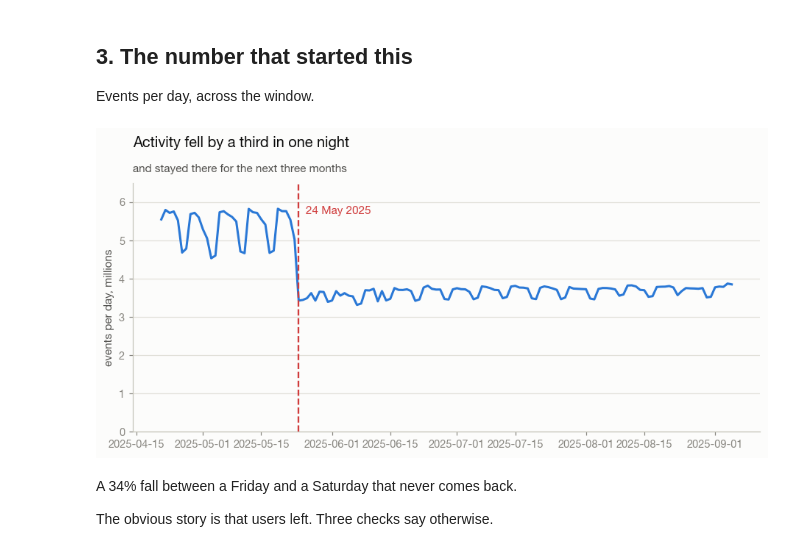
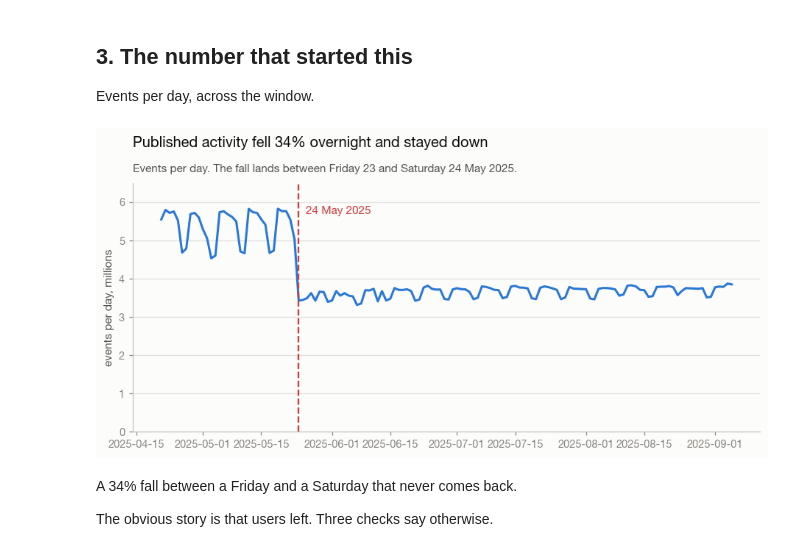
Before and after one commit to azadvoryanskiy/github-product-analytics, a Jupyter notebook: notebooks/01_data_quality.ipynb, the cells around one changed output. Cells and saved outputs as stored; diff of their text form; code cells hidden in the pictures.

```diff
--- a/notebooks/01_data_quality.ipynb
+++ b/notebooks/01_data_quality.ipynb
@@ -97,24 +97,24 @@ Events per day, across the window.
 # %%
 daily = con.sql("""
     SELECT created_at::DATE AS day, count(*) AS events
     FROM ev GROUP BY 1 ORDER BY 1
 """).df()
 daily["day"] = pd.to_datetime(daily["day"])
 
 fig, ax = plt.subplots(figsize=(10, 4))
 ax.plot(daily.day, daily.events / 1e6, color=charts.BLUE)
 ax.axvline(pd.Timestamp("2025-05-24"), color=charts.CRITICAL, lw=1.5, ls="--")
 ax.annotate("24 May 2025", xy=(pd.Timestamp("2025-05-24"), 5.9),
             xytext=(6, 0), textcoords="offset points",
             color=charts.CRITICAL, fontsize=10, va="top")
 ax.set_ylabel("events per day, millions")
 ax.set_ylim(0, 6.5)
-charts.finish(ax, "Activity fell by a third in one night",
-              "and stayed there for the next three months")
+charts.finish(ax, "Published activity fell 34% overnight and stayed down",
+              "Events per day. The fall lands between Friday 23 and Saturday 24 May 2025.")
 charts.save(fig, "01_daily_events")
 fig
 # %% [output]
-[figure, old version]
+[figure, new version]
 # %% [markdown]
 A 34% fall between a Friday and a Saturday that never comes back.
 
```
Also changed, not shown: parts of 3 cells of this notebook, 6 other files.
